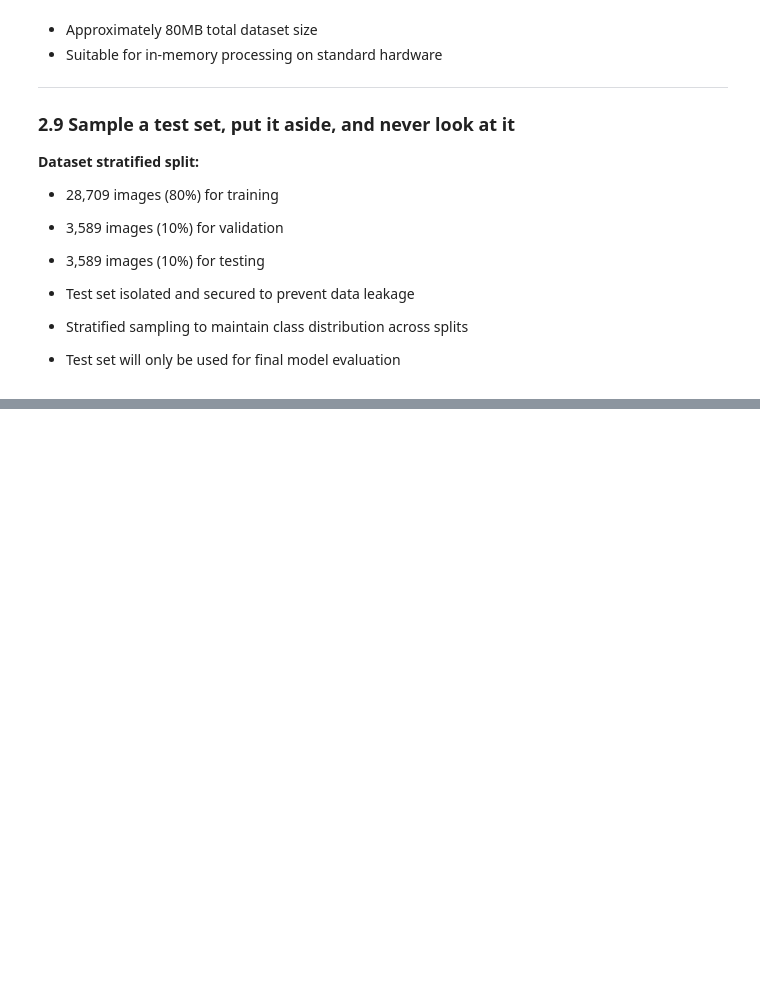
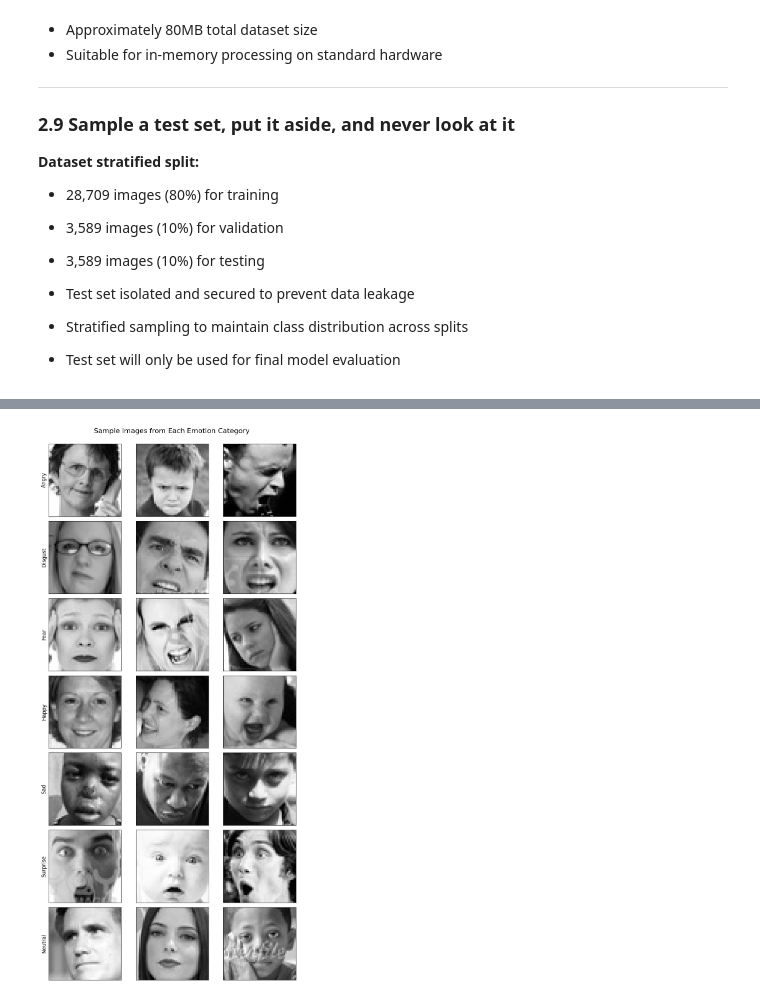
Before and after one commit to Subarashi42/EmotionDetection, a Jupyter notebook: Untitled-1.ipynb, the cells around one changed output, grey strips where cells are left out. Drawn from its saved outputs; the diff is of its cells as text; code cells hidden in the pictures; blank space fills up the shorter version.

```diff
--- a/Untitled-1.ipynb
+++ b/Untitled-1.ipynb
@@ -410,0 +501,45 @@ Error:
+# %%
+def visualize_emotion_samples(X, y, emotion_map, samples_per_emotion=3):
+    """Visualizes sample images from each emotion category."""
+    if X is None or y is None:
+        print("No data available to visualize.")
+        return
+
+    # Get all unique emotion labels
+    unique_emotions = sorted(np.unique(y))
+    num_emotions = len(unique_emotions)
+
+    # Create a figure with subplots
+    fig, axes = plt.subplots(num_emotions, samples_per_emotion,
+                            figsize=(samples_per_emotion*3, num_emotions*2.5))
+
+    # For each emotion, select random samples
+    for i, emotion_idx in enumerate(unique_emotions):
+        # Get indices of all images with this emotion
+        emotion_indices = np.where(y == emotion_idx)[0]
+
+        # Select random samples
+        if len(emotion_indices) < samples_per_emotion:
+            sample_indices = emotion_indices
+        else:
+            sample_indices = np.random.choice(emotion_indices, samples_per_emotion, replace=False)
+
+        # Display each sample
+        for j, idx in enumerate(sample_indices):
+            ax = axes[i, j] if num_emotions > 1 else axes[j]
+            ax.imshow(X[idx], cmap='gray')
+
+            if j == 0:  # Only add emotion label to first sample in row
+                ax.set_ylabel(emotion_map[emotion_idx], fontsize=12)
+
+            ax.set_xticks([])
+            ax.set_yticks([])
+
+    plt.tight_layout()
+    plt.suptitle('Sample Images from Each Emotion Category', y=1.02, fontsize=16)
+    plt.show()
+
+# Visualize sample images
+visualize_emotion_samples(X, y, emotion_map)
+# %% [output]
+[figure, added]
```
Also changed, not shown: parts of 60 cells of this notebook, 1 other file.
